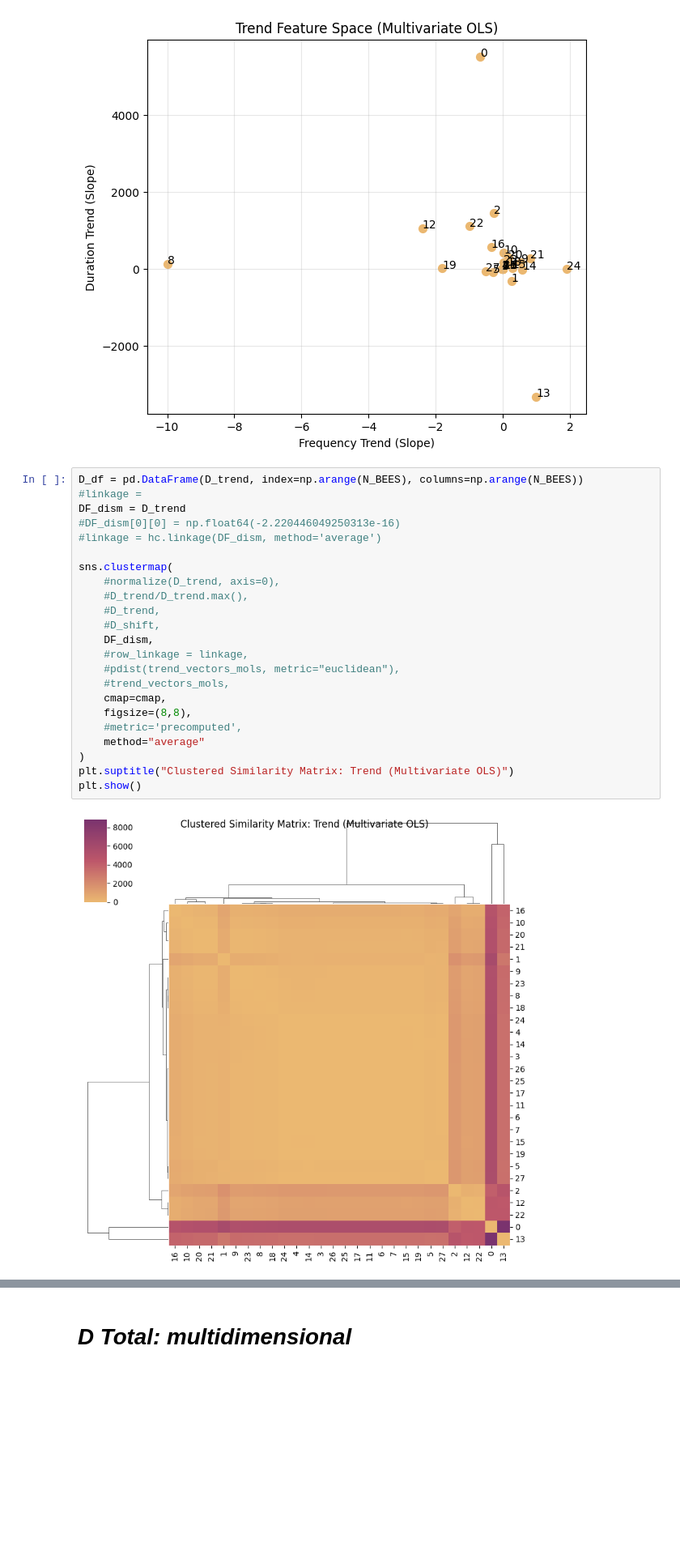
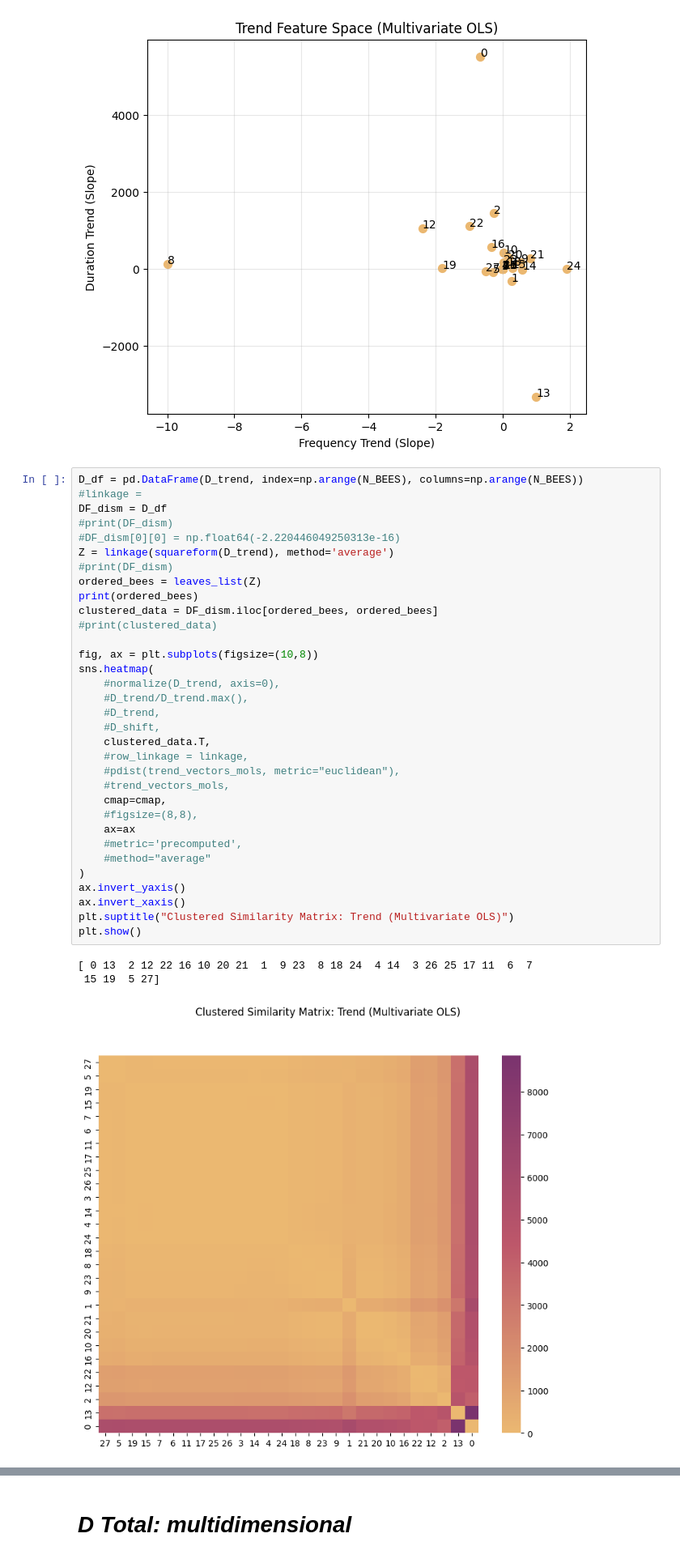
Before and after one commit to lablluberes/beeSimilarity, a Jupyter notebook: bee_similarity_reviewed.ipynb, the cells around one changed output, grey strips where cells are left out. Shown at 81% size. Drawn from its saved outputs; the diff is of its cells as text; blank space fills up the shorter version.

Commit message:
clustermap warnings removed

```diff
--- a/bee_similarity_reviewed.ipynb
+++ b/bee_similarity_reviewed.ipynb
@@ -469,28 +469,40 @@ plt.show()
 # %%
 D_df = pd.DataFrame(D_trend, index=np.arange(N_BEES), columns=np.arange(N_BEES))
 #linkage =
-DF_dism = D_trend
+DF_dism = D_df
+#print(DF_dism)
 #DF_dism[0][0] = np.float64(-2.220446049250313e-16)
-#linkage = hc.linkage(DF_dism, method='average')
+Z = linkage(squareform(D_trend), method='average')
+#print(DF_dism)
+ordered_bees = leaves_list(Z)
+print(ordered_bees)
+clustered_data = DF_dism.iloc[ordered_bees, ordered_bees]
+#print(clustered_data)
 
-sns.clustermap(
+fig, ax = plt.subplots(figsize=(10,8))
+sns.heatmap(
     #normalize(D_trend, axis=0),
     #D_trend/D_trend.max(),
     #D_trend,
     #D_shift,
-    DF_dism,
+    clustered_data.T,
     #row_linkage = linkage,
     #pdist(trend_vectors_mols, metric="euclidean"),
     #trend_vectors_mols,
     cmap=cmap,
-    figsize=(8,8),
+    #figsize=(8,8),
+    ax=ax
     #metric='precomputed',
-    method="average"
+    #method="average"
 )
+ax.invert_yaxis()
+ax.invert_xaxis()
 plt.suptitle("Clustered Similarity Matrix: Trend (Multivariate OLS)")
 plt.show()
 # %% [output]
+[ 0 13  2 12 22 16 10 20 21  1  9 23  8 18 24  4 14  3 26 25 17 11  6  7
+ 15 19  5 27]
-[figure, old version]
+[figure, new version]
 # %%
 # frequency-only slope heatmap
 D_trend_freq = squareform(pdist(trend_vectors_mols[:,0].reshape(-1,1), metric="euclidean"))
```
Also changed, not shown: parts of 6 cells of this notebook, 1 other file.
